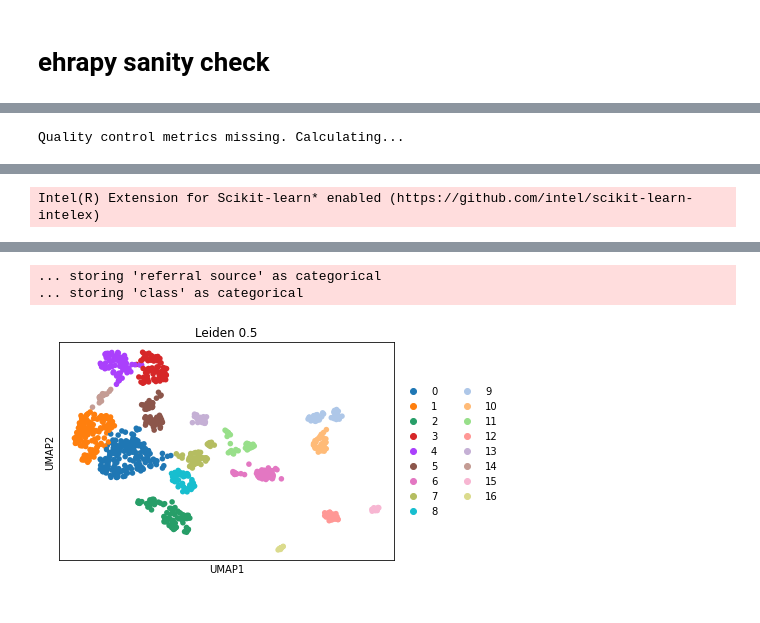
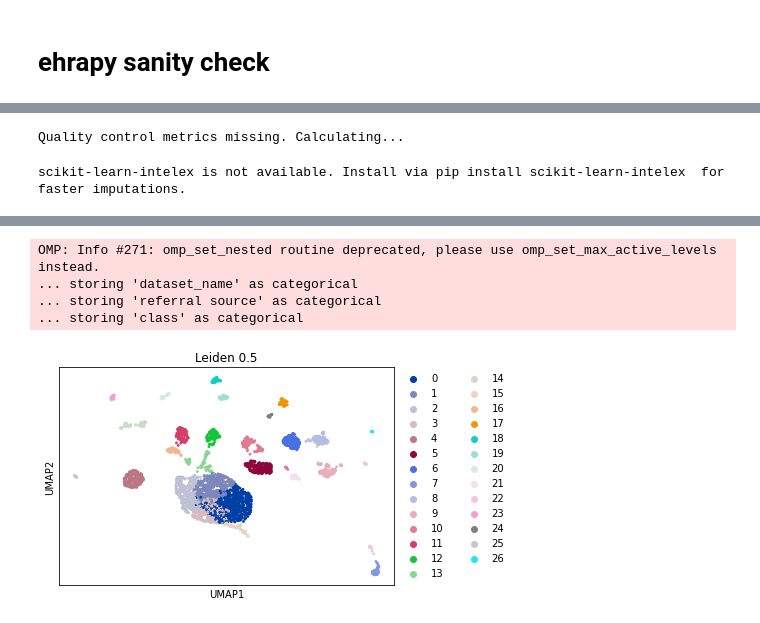
Before and after one commit to theislab/ehrapy-datasets, a Jupyter notebook: thyroid/thyroid.ipynb, the cells around one changed output, grey strips where cells are left out. Saved outputs shown, nothing was run; the diff lists cells and outputs as text; code cells hidden in the pictures.

```diff
--- a/thyroid/thyroid.ipynb
+++ b/thyroid/thyroid.ipynb
@@ -722,4 +806,5 @@ data_sick.to_csv("thyroid_sick_test_prepared.csv")
 # %%
-adata = ep.io.read("thyroid_allhyper_test_prepared.csv",
+adata = ep.io.read(os.path.join(base_directory, "thyroid.csv"),
                    extension="csv",
-                   index_column="patient_id")
+                   index_column="patient_id",
+                   columns_obs_only=column_obs_only)
@@ -756,4 +810,0 @@ Variable names for AnnData object with 972 obs and 29 vars
-# %%
-adata = ep.pp.encode(
-    adata, encodings={"one_hot_encoding": ["referral source", "class"]}
-)
@@ -763,0 +818,6 @@ adata = ep.pp.encode(
+# %%
+adata_allhyper = adata[adata.obs['dataset_name'] == 'allhyper'].copy()
+# %%
+adata_allhyper = ep.pp.encode(
+    adata_allhyper, encodings={"one_hot_encoding": ["class"]}
+)
@@ -764,13 +827,14 @@ adata = ep.pp.encode(
 # %%
-ep.pp.knn_impute(adata)
-ep.pp.norm_scale(adata)
-ep.pp.pca(adata)
-ep.pp.neighbors(adata)
-ep.tl.umap(adata)
-ep.tl.leiden(adata, resolution=0.5, key_added="leiden_0_5")
-ep.pl.umap(adata, color=["leiden_0_5"], title="Leiden 0.5")
+ep.pp.knn_impute(adata_allhyper)
+ep.pp.norm_scale(adata_allhyper)
+ep.pp.pca(adata_allhyper)
+ep.pp.neighbors(adata_allhyper)
+ep.tl.umap(adata_allhyper)
+ep.tl.leiden(adata_allhyper, resolution=0.5, key_added="leiden_0_5")
+ep.pl.umap(adata_allhyper, color=["leiden_0_5"], title="Leiden 0.5")
 # %% [output]
 Quality control metrics missing. Calculating...
+scikit-learn-intelex is not available. Install via pip install scikit-learn-intelex  for
+faster imputations.
 [interactive output not drawn]
-Intel(R) Extension for Scikit-learn* enabled (https://github.com/intel/scikit-learn-intelex)
 [interactive output not drawn]
@@ -778,4 +841,6 @@ Intel(R) Extension for Scikit-learn* enabled (https://github.com/intel/scikit-le
+OMP: Info #271: omp_set_nested routine deprecated, please use omp_set_max_active_levels instead.
+... storing 'dataset_name' as categorical
 ... storing 'referral source' as categorical
 ... storing 'class' as categorical
-[figure, old version]
+[figure, new version]
 # %%
```
Also changed, not shown: parts of 50 cells of this notebook.
